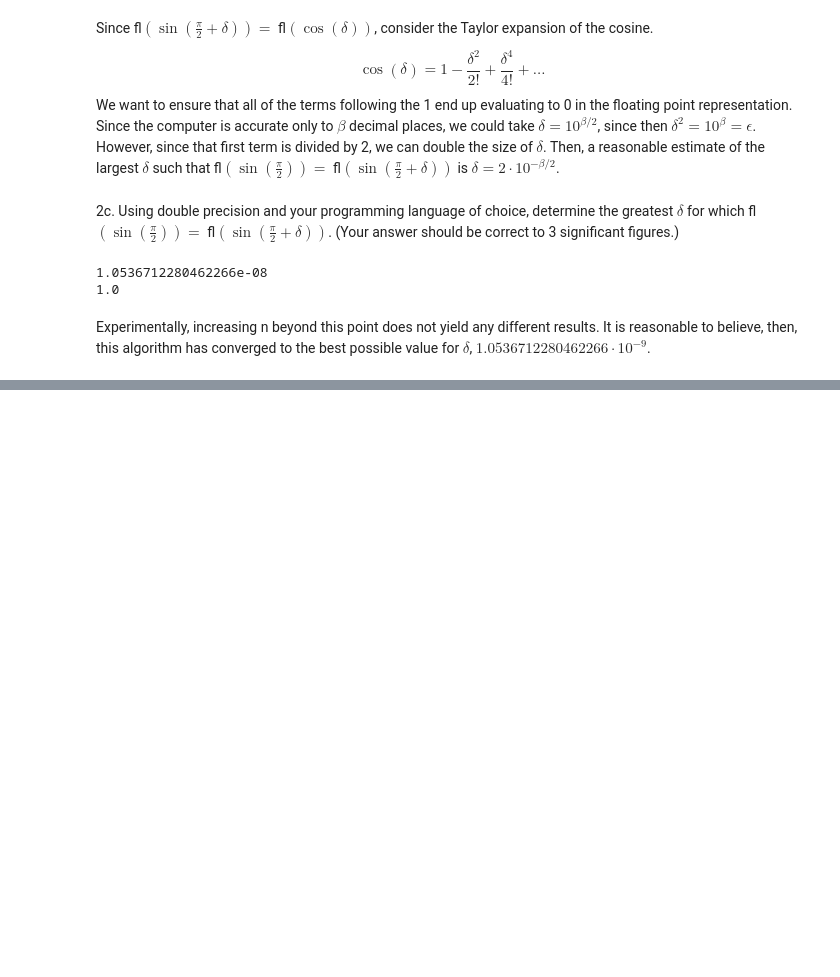
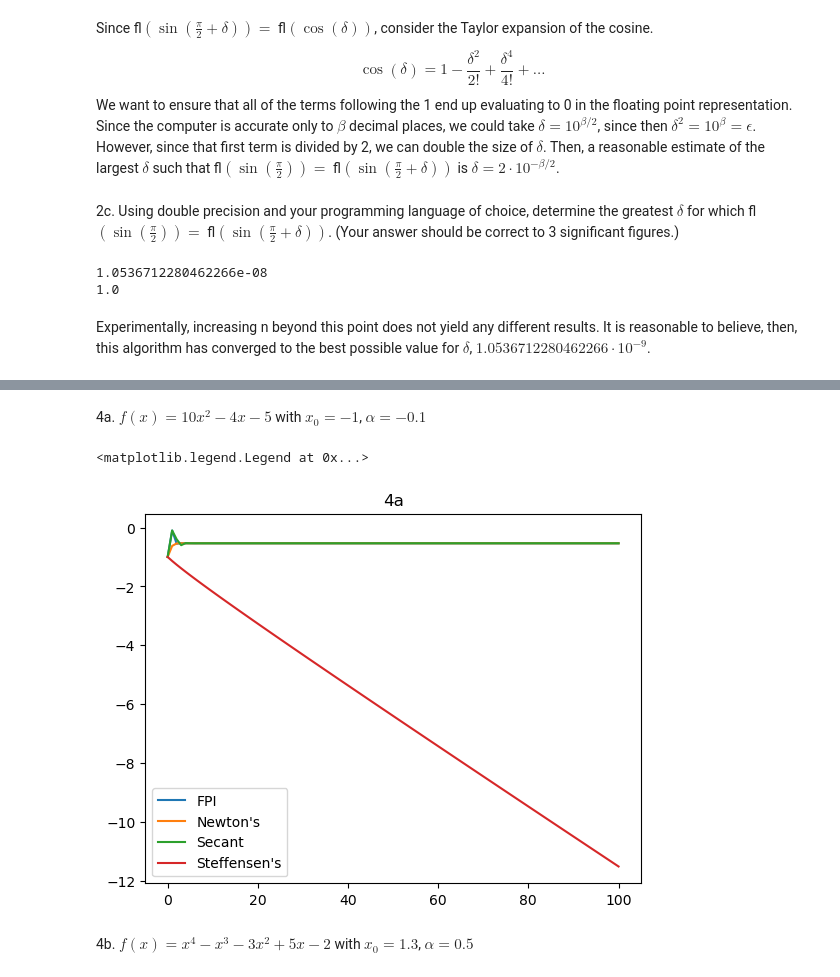
Before and after one commit to AndreaBaretta/UCLA_MATH151AH, a Jupyter notebook: Homework1/hw1.ipynb, the cells around one changed output, grey strips where cells are left out. Cells and saved outputs as stored; diff of their text form; code cells hidden in the pictures; blank space fills up the shorter version.

```diff
--- a/Homework1/hw1.ipynb
+++ b/Homework1/hw1.ipynb
@@ -63,0 +170,23 @@ Experimentally, increasing n beyond this point does not yield any different resu
+# %% [markdown]
+4a. $f(x) = 10x^2 − 4x − 5$ with $x_0 = −1$, $\alpha = −0.1$
+# %%
+def f(x):
+    return 10*(x**2)-4*x-5
+
+def dfdx(x):
+    return 20*x-4
+# %%
+%matplotlib inline
+import matplotlib.pyplot as plt
+
+plt.title("4a")
+plt.plot(np.arange(0, 101), fixed_point(f, -0.1, -1.0, 100), label="FPI")
+plt.plot(np.arange(0, 101), newtons_method(f, dfdx, -1.0, 100), label="Newton's")
+plt.plot(np.arange(0, 101), secant_method(f, -0.1, -1.0, 100), label="Secant")
+plt.plot(np.arange(0, 101), steffensens_method(f, -1.0, 100), label="Steffensen's")
+plt.legend()
+# %% [output]
+<matplotlib.legend.Legend at 0x...>
+[figure, added]
+# %% [markdown]
+4b. $f(x) = x^4 − x^3 − 3x^2 + 5x − 2$ with $x_0 = 1.3$, $\alpha = 0.5$
```
Also changed, not shown: parts of 9 cells of this notebook, 1 other file.
